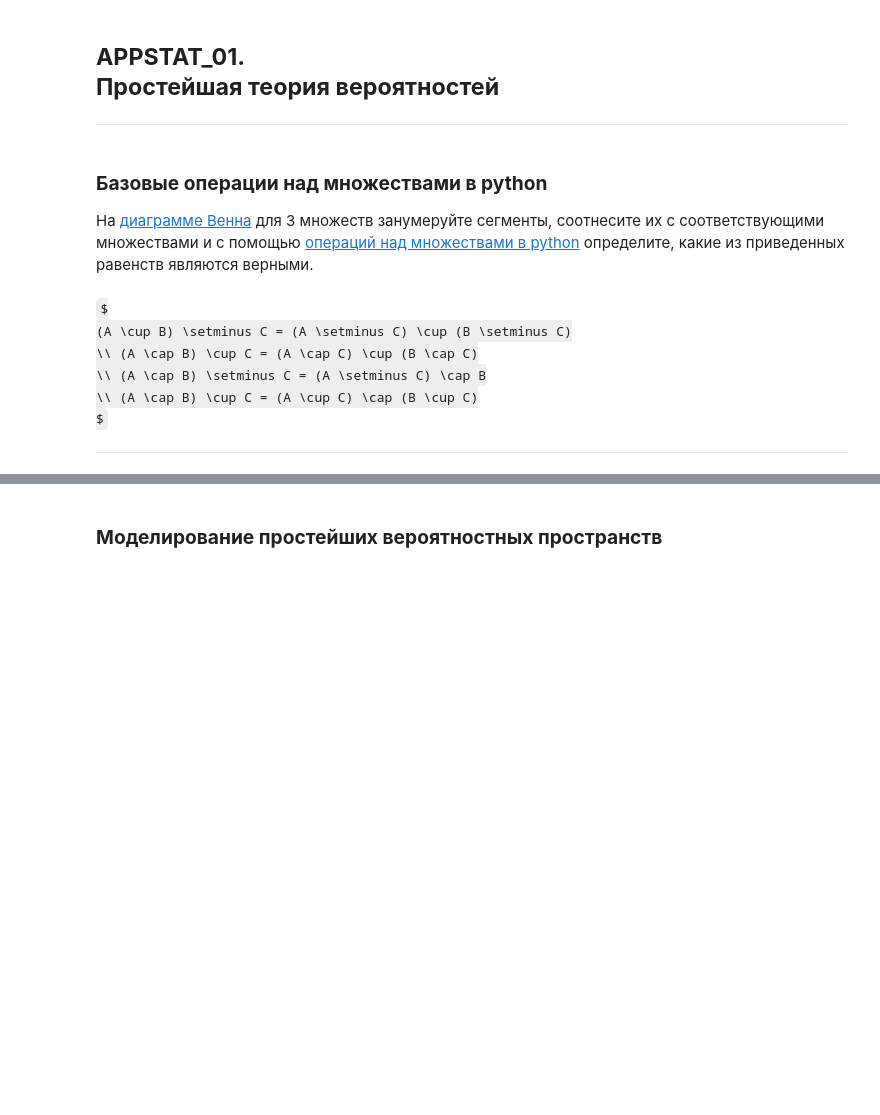
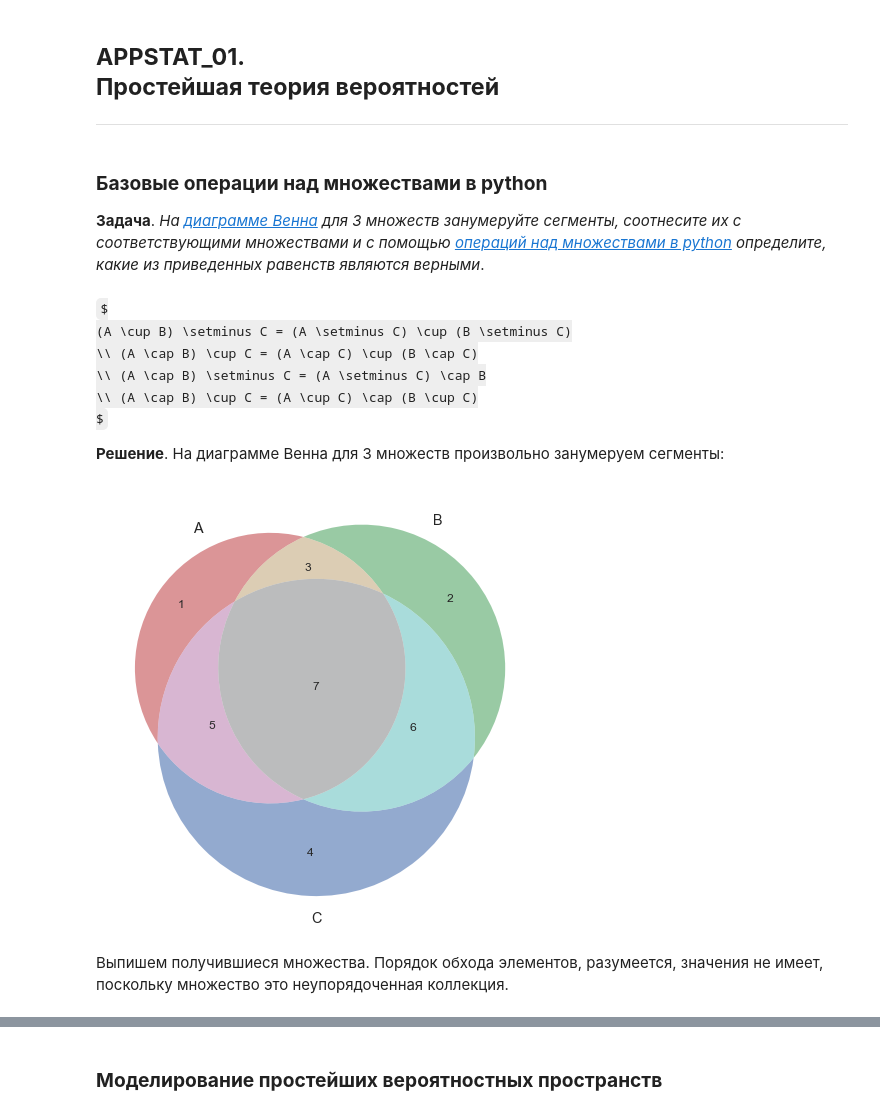
Before and after one commit to EvgenyMeredelin/appstat, a Jupyter notebook: appstat_01.ipynb, the cells around one changed output, grey strips where cells are left out. Drawn from its saved outputs; the diff is of its cells as text; code cells hidden in the pictures; some formulas as TeX source; blank space fills up the shorter version.

```diff
--- a/appstat_01.ipynb
+++ b/appstat_01.ipynb
@@ -4,6 +16,6 @@
 # %% [markdown]
 ### __Базовые операции над множествами в python__
-На [диаграмме Венна](https://ru.wikipedia.org/wiki/%D0%94%D0%B8%D0%B0%D0%B3%D1%80%D0%B0%D0%BC%D0%BC%D0%B0_%D0%92%D0%B5%D0%BD%D0%BD%D0%B0) для 3 множеств занумеруйте сегменты, соотнесите их с соответствующими множествами и с помощью [операций над множествами в python](https://docs.python.org/3/library/stdtypes.html#set-types-set-frozenset) определите, какие из приведенных равенств являются верными.
+__Задача__. _На [диаграмме Венна](https://ru.wikipedia.org/wiki/%D0%94%D0%B8%D0%B0%D0%B3%D1%80%D0%B0%D0%BC%D0%BC%D0%B0_%D0%92%D0%B5%D0%BD%D0%BD%D0%B0) для 3 множеств занумеруйте сегменты, соотнесите их с соответствующими множествами и с помощью [операций над множествами в python](https://docs.python.org/3/library/stdtypes.html#set-types-set-frozenset) определите, какие из приведенных равенств являются верными_.
 # %% [markdown]
 $
 (A \cup B) \setminus C = (A \setminus C) \cup (B \setminus C)
@@ -11,4 +23,13 @@ $
 \\ (A \cap B) \setminus C = (A \setminus C) \cap B
 \\ (A \cap B) \cup C = (A \cup C) \cap (B \cup C)
 $
-***
+
+__Решение__. На диаграмме Венна для 3 множеств произвольно занумеруем сегменты:
+# %%
+plt.figure(figsize=(8, 8))
+venn3(subsets=(range(1, 8)), set_labels=('A', 'B', 'C'), alpha=.6)
+plt.show()
+# %% [output]
+[figure, added]
+# %% [markdown]
+Выпишем получившиеся множествa. Порядок обхода элементов, разумеется, значения не имеет, поскольку множество это неупорядоченная коллекция.
```
Also changed, not shown: parts of 45 cells of this notebook.
